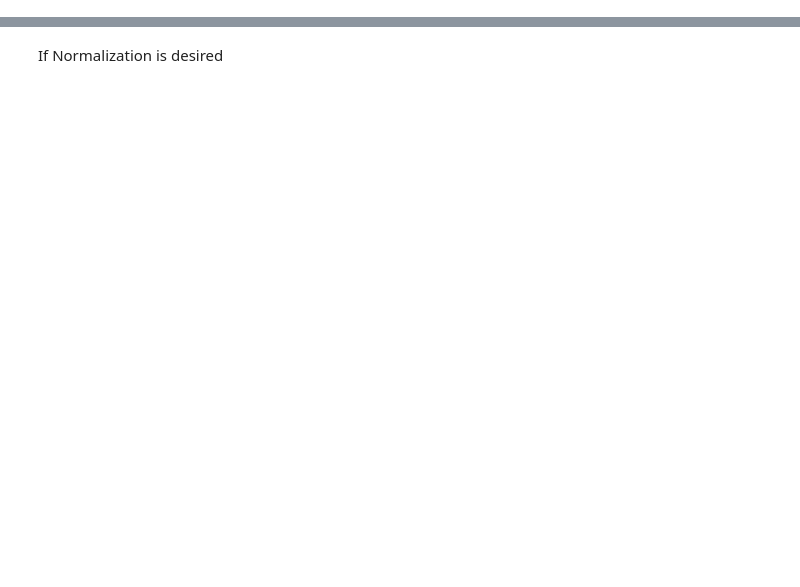
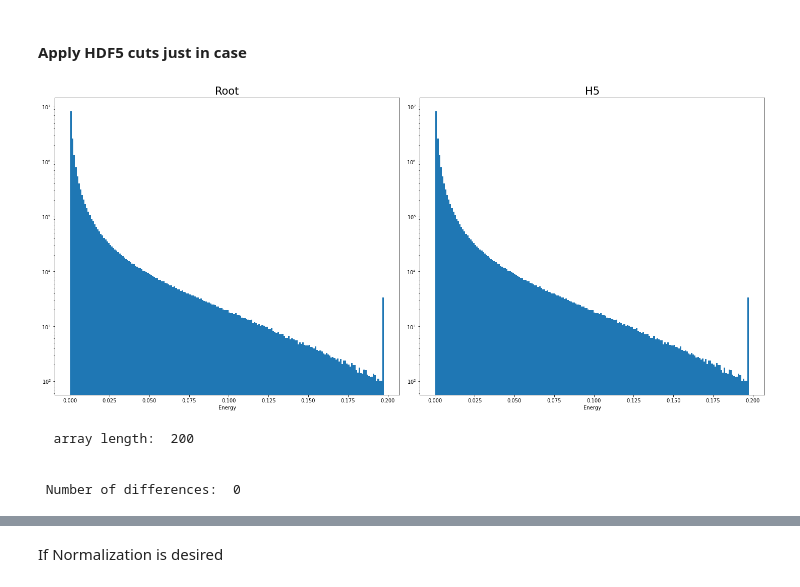
Before and after one commit to eiccodesign/regressiononly, a Jupyter notebook: Cluster_Sum_Regression.ipynb, the cells around one changed output, grey strips where cells are left out. Cells and saved outputs as stored; diff of their text form; code cells hidden in the pictures; blank space fills up the shorter version.

Commit message:
Compares ROOT and HDF5, w/ simple DNN

```diff
--- a/Cluster_Sum_Regression.ipynb
+++ b/Cluster_Sum_Regression.ipynb
@@ -102,0 +67,6 @@ truth_E = p[mask]
+# %%
+h5_file = h5.File(h5_filename,'r')
+print(list(h5_file.keys()))
+
+ur_file = ur.open( ROOT_file )
+ur_tree = ur_file['events']
@@ -102,0 +77,5 @@ truth_E = p[mask]
+# %%
+h5_detector = 'hcal'
+h5_gen_P = h5_file['mc'][:N_Events,8,0]
+h5_gen_Theta = h5_file['mc'][:N_Events,9,0]
+h5_hits_e = h5_file[h5_detector][:N_Events,0]
@@ -102,0 +84,11 @@ truth_E = p[mask]
+# %%
+root_detector = "HcalEndcapPHitsReco"
+
+genPx = ur_tree.array('MCParticles.momentum.x',entrystop=N_Events)[:,2]
+genPy = ur_tree.array('MCParticles.momentum.y',entrystop=N_Events)[:,2]
+genPz = ur_tree.array('MCParticles.momentum.z',entrystop=N_Events)[:,2]
+root_gen_P = np.sqrt(genPx*genPx + genPy*genPy + genPz*genPz)
+root_gen_Theta = np.arccos(genPz/root_gen_P)*180/np.pi
+
+root_hits_e = ur_tree.array('%s.energy' % root_detector, entrystop=N_Events)
+root_hits_t = ur_tree.array('%s.time' % root_detector, entrystop=N_Events)
@@ -102,0 +97,6 @@ truth_E = p[mask]
+# %%
+root_cuts = root_hits_e > hit_e_min
+root_cuts = np.logical_and( root_cuts, root_hits_e <= hit_e_max )
+root_cuts = np.logical_and( root_cuts, root_hits_t <= hit_t_max )
+
+root_hits_e = root_hits_e[root_cuts]
@@ -102,0 +108,2 @@ truth_E = p[mask]
+# %% [markdown]
+#### Apply HDF5 cuts just in case
@@ -102,0 +116,8 @@ truth_E = p[mask]
+# %%
+make_comparison_plots( root_hits_e, h5_hits_e, 'Energy' )
+# %% [output]
+[figure, added]
+  array length:  200
+
+
+ Number of differences:  0
```
Also changed, not shown: parts of 94 cells of this notebook.
